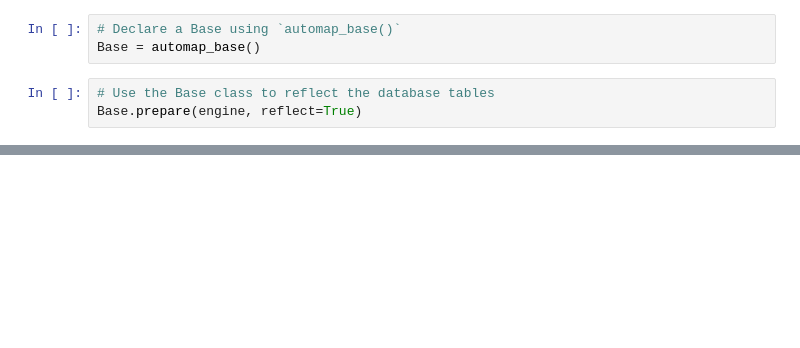
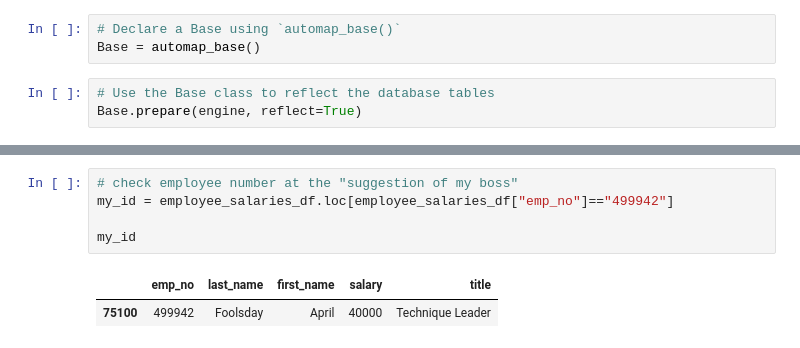
Before and after one commit to joe-m-2020/sql-challenge, a Jupyter notebook: EmployeeSQL/sql_challenge.ipynb, the cells around one changed output, grey strips where cells are left out. Cells and saved outputs as stored; diff of their text form; blank space fills up the shorter version.

```diff
--- a/EmployeeSQL/sql_challenge.ipynb
+++ b/EmployeeSQL/sql_challenge.ipynb
@@ -26,0 +94,8 @@ Base.classes.keys()
+# %%
+# check employee number at the "suggestion of my boss"
+my_id = employee_salaries_df.loc[employee_salaries_df["emp_no"]=="499942"]
+
+my_id
+# %% [output]
+|  | emp_no | last_name | first_name | salary | title |
+| 75100 | 499942 | Foolsday | April | 40000 | Technique Leader |
```
Also changed, not shown: parts of 8 cells of this notebook, 2 other files.
